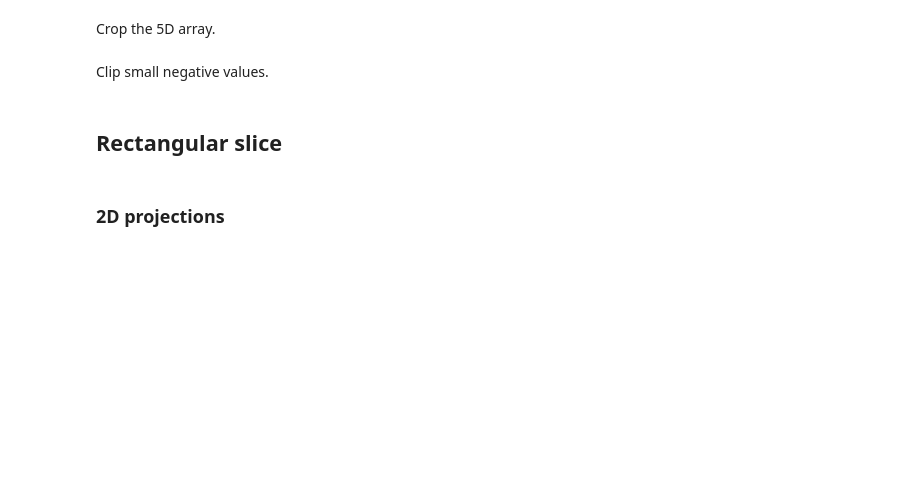
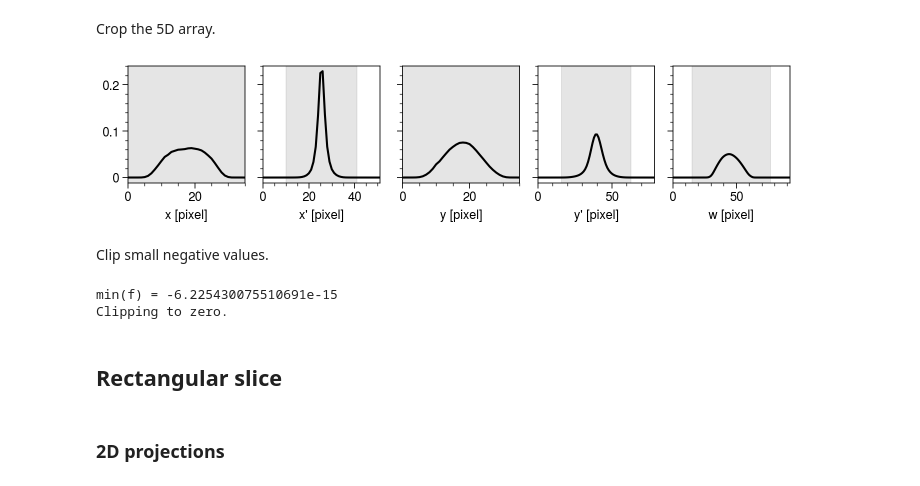
Before and after one commit to austin-hoover/analysis-sns-btf, a Jupyter notebook: scan3d/scan-xxpy-image-ypdE/where_is_correlation.ipynb, the cells around one changed output. Saved outputs shown, nothing was run; the diff lists cells and outputs as text; code cells hidden in the pictures; blank space fills up the shorter version.

```diff
--- a/scan3d/scan-xxpy-image-ypdE/where_is_correlation.ipynb
+++ b/scan3d/scan-xxpy-image-ypdE/where_is_correlation.ipynb
@@ -43,27 +65,37 @@ f = np.memmap(join(folder, f'f_{filename}.mmp'), shape=shape, dtype='float', mod
 # %% [markdown]
 Crop the 5D array.
 # %%
-dims = ["x", "xp", "y", "yp", "w"]
+dims = ["x", "x'", "y", "y'", "w"]
 units = ["mm", "mrad", "mm", "mrad", "MeV"]
 dims_units = [f'{d} [{u}]' for d, u in zip(dims, units)]
 prof_kws = dict(lw=0.5, alpha=0.7, color='white', scale=0.12)
+# %%
+prof = []
+for i in range(5):
+    p = utils.project(f, i)
+    p = p / np.sum(p)
+    prof.append(p)
+# %%
+for i in range(5):
+    coords[i] = coords[i] - np.average(coords[i], weights=prof[i])
 # %%
 crop = (
     (0, f.shape[0]),
-    (7, f.shape[1] - 7),
+    (10, f.shape[1] - 10),
     (0, f.shape[2]),
-    (10, f.shape[3] - 10),
+    (16, f.shape[3] - 16),
     (15, f.shape[4] - 15),
 )
 
 fig, axes = pplt.subplots(ncols=5, figwidth=7, spanx=False, figheight=None)
 for i, ax in enumerate(axes):
-    p = utils.project(f, i)
-    p = p / np.sum(p)
-    ax.plot(p, color='black')
-    ax.format(xlabel=dims[i] + ' [pixel]', xlim=(crop[i][0], crop[i][1] - 1))
+    ax.plot(prof[i], color='black')
+    ax.axvspan(crop[i][0], crop[i][1] - 1, color='black', alpha=0.1)
+    ax.format(xlabel=dims[i] + ' [pixel]')
 # axes.format(yscale='log')
 plt.show()
+# %% [output]
+[figure, added]
 # %%
 ind = tuple([slice(c[0], c[1]) for c in crop])
 f = f[ind]
@@ -77,3 +109,6 @@ if f_min < 0.0:
     print(f'min(f) = {f_min}')
     print('Clipping to zero.')
     f = np.clip(f, 0.0, None)
+# %% [output]
+min(f) = -6.225430075510691e-15
+Clipping to zero.
```
Also changed, not shown: parts of 35 cells of this notebook.
